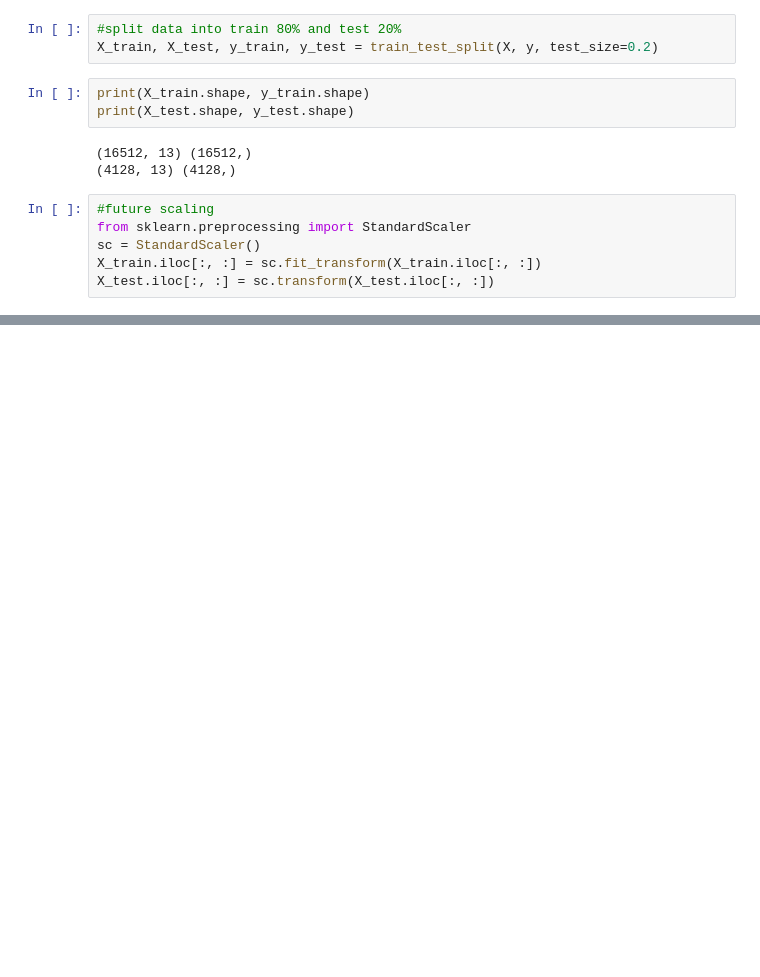
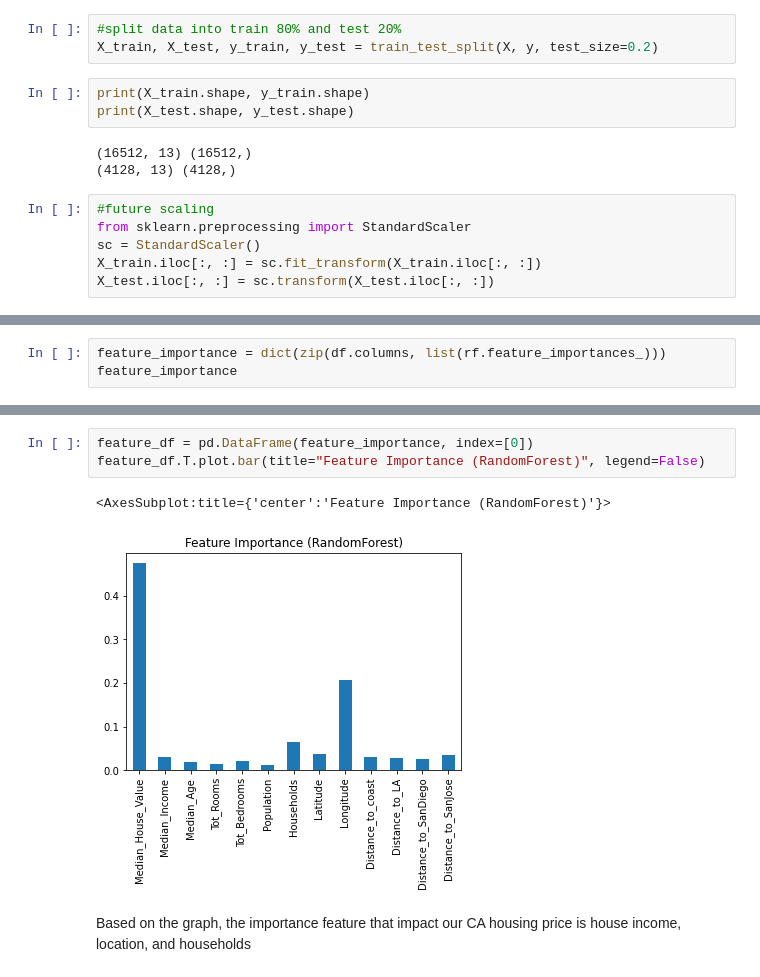
Before and after one commit to melodyhc/springboard, a Jupyter notebook: Capstone project 2_/Preprocessing and modeling.ipynb, the cells around one changed output, grey strips where cells are left out. Cells and saved outputs as stored; diff of their text form; blank space fills up the shorter version.

```diff
--- a/Capstone project 2_/Preprocessing and modeling.ipynb
+++ b/Capstone project 2_/Preprocessing and modeling.ipynb
@@ -139,0 +141,3 @@ it looks like the xgboost with R^2 0.834 and random forest model with R^2 0.833
+# %%
+feature_importance = dict(zip(df.columns, list(rf.feature_importances_)))
+feature_importance
@@ -139,0 +158,8 @@ it looks like the xgboost with R^2 0.834 and random forest model with R^2 0.833
+# %%
+feature_df = pd.DataFrame(feature_importance, index=[0])
+feature_df.T.plot.bar(title="Feature Importance (RandomForest)", legend=False)
+# %% [output]
+<AxesSubplot:title={'center':'Feature Importance (RandomForest)'}>
+[figure, added]
+# %% [markdown]
+Based on the graph, the importance feature that impact our CA housing price is house income, location, and households
```
Also changed, not shown: parts of 12 cells of this notebook.
